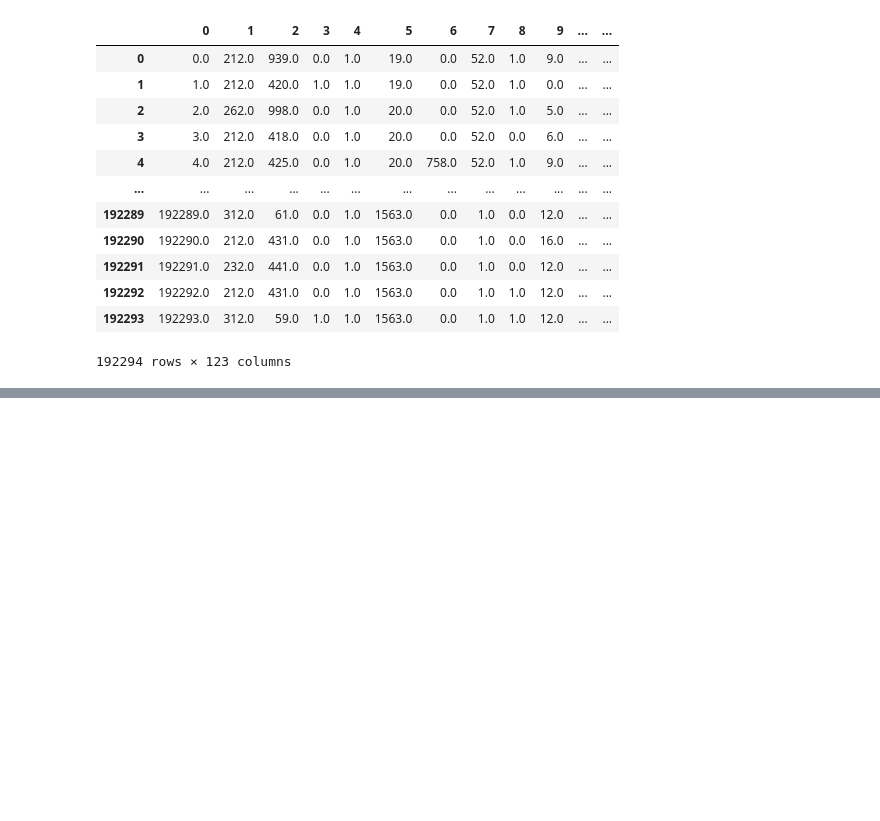
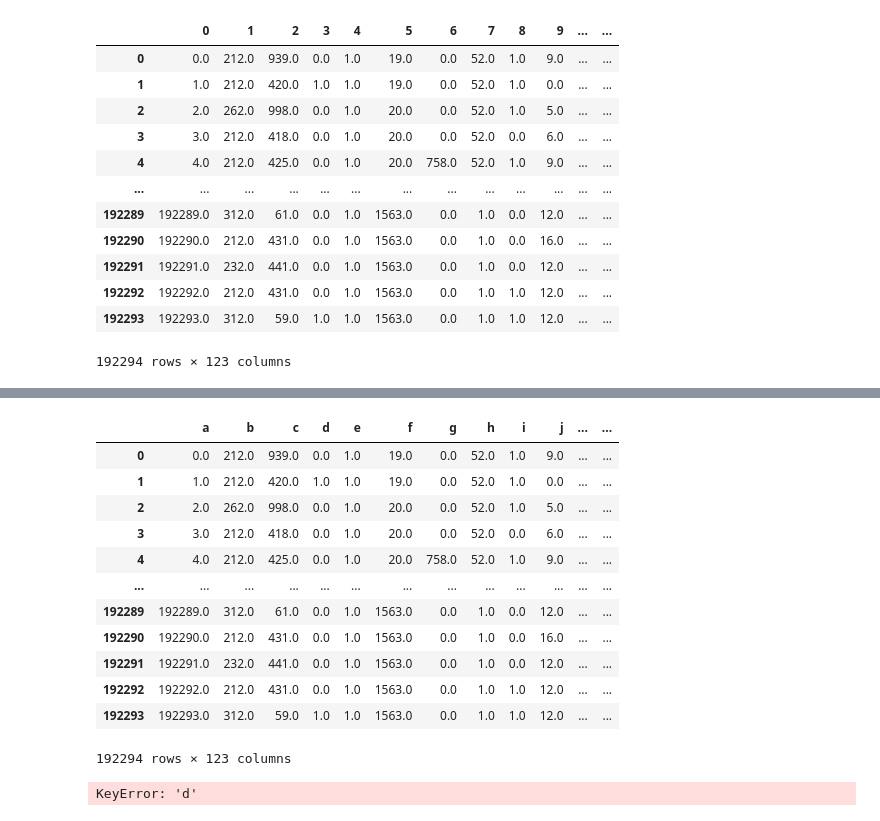
Before and after one commit to efekhrman/EHB334E_Churn_Dataset, a Jupyter notebook: EHB334E_Churn_Dataset.ipynb, the cells around one changed output, grey strips where cells are left out. Cells and saved outputs as stored; diff of their text form; code cells hidden in the pictures; blank space fills up the shorter version.

```diff
--- a/EHB334E_Churn_Dataset.ipynb
+++ b/EHB334E_Churn_Dataset.ipynb
@@ -414,0 +438,7 @@ KeyError: "None of [Index(['DURUM'], dtype='object')] are in the [columns]"
+# %%
+X = churn_dataset_v8.iloc[:,[0,1,2,3,5,6,7,8,9,10,11,12,13,14,15,16,17,18,19,20,21,22,23,24,25,26,27,28,29,30,31,32,33,34,35
+                            ,36,37,38,39,40,41,42,43,44,45,46,47,48,49,50,51,52,53,54,55,56,57,58,59,60,61,62,63,64,65,66,67
+                            ,68,69,70,71,72,73,74,75,76,77,78,79,80,81,82,83,84,85,86,87,88,89,90,91,92,93,94,95,96,97,98,99
+                            ,100,101,102,103,104,105,106,107,108,109,110,111,112,113,114,115,116,117,118,119,120,121,122]]
+y = churn_dataset_v8.iloc[:,[4]]
+X,y
@@ -414,0 +463,29 @@ KeyError: "None of [Index(['DURUM'], dtype='object')] are in the [columns]"
+# %%
+from sklearn.model_selection import train_test_split
+X_train, X_test, y_train, y_test = train_test_split(X,y, test_size=0.1, random_state = 0)
+churn_dataset_v8.columns = ['a','b','c','d','e','f','g','h','i','j','k','l','m','n','o','p','q','r','s','t','u',
+                            'x','v','y','z','aa','ab','ac','ad','ae','af','ag','ah','ai','aj','ak','al','am','an',
+                            'ao','ap','aq','ar','as','at','au','ax','av','ay','az','ba','bb','bc','bd','be','bf','bg','bh',
+                            'bi','bj','bk','bl','bm','bn','bo','bp','bq','br','bs','bt','bu','bx','bv','by','bz',
+                           'ca','cb','cc','cd','ce','cf','cg','ch','ci','cj','ck','cl','cm','cn','co','cp','cq','cr',
+                            'cs','ct','cu','cx','cv','cy','cz','da','db','dc','dd','de','df','dg','dh','di','dj',
+                            'dk','dl','dm','dn','do','dp','dq','dr','ds','dt','du', 'dx','dv']
+churn_dataset_v8
+# %% [output]
+|  | a | b | c | d | e | f | g | h | i | j | ... | ... |
+| 0 | 0.0 | 212.0 | 939.0 | 0.0 | 1.0 | 19.0 | 0.0 | 52.0 | 1.0 | 9.0 | ... | ... |
+| 1 | 1.0 | 212.0 | 420.0 | 1.0 | 1.0 | 19.0 | 0.0 | 52.0 | 1.0 | 0.0 | ... | ... |
+| 2 | 2.0 | 262.0 | 998.0 | 0.0 | 1.0 | 20.0 | 0.0 | 52.0 | 1.0 | 5.0 | ... | ... |
+| 3 | 3.0 | 212.0 | 418.0 | 0.0 | 1.0 | 20.0 | 0.0 | 52.0 | 0.0 | 6.0 | ... | ... |
+| 4 | 4.0 | 212.0 | 425.0 | 0.0 | 1.0 | 20.0 | 758.0 | 52.0 | 1.0 | 9.0 | ... | ... |
+| ... | ... | ... | ... | ... | ... | ... | ... | ... | ... | ... | ... | ... |
+| 192289 | 192289.0 | 312.0 | 61.0 | 0.0 | 1.0 | 1563.0 | 0.0 | 1.0 | 0.0 | 12.0 | ... | ... |
+| 192290 | 192290.0 | 212.0 | 431.0 | 0.0 | 1.0 | 1563.0 | 0.0 | 1.0 | 0.0 | 16.0 | ... | ... |
+| 192291 | 192291.0 | 232.0 | 441.0 | 0.0 | 1.0 | 1563.0 | 0.0 | 1.0 | 0.0 | 12.0 | ... | ... |
+| 192292 | 192292.0 | 212.0 | 431.0 | 0.0 | 1.0 | 1563.0 | 0.0 | 1.0 | 1.0 | 12.0 | ... | ... |
+| 192293 | 192293.0 | 312.0 | 59.0 | 1.0 | 1.0 | 1563.0 | 0.0 | 1.0 | 1.0 | 12.0 | ... | ... |
+192294 rows × 123 columns
+# %%
+Counter(y_test['d'])
+# %% [output]
+KeyError: 'd'
```
Also changed, not shown: parts of 4 cells of this notebook.
